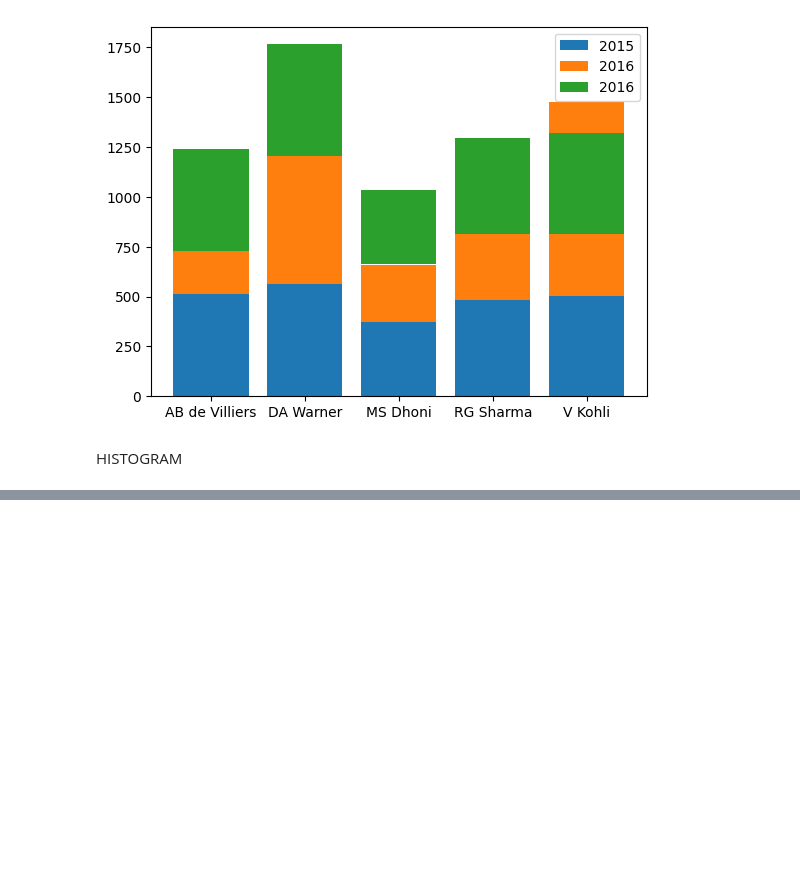
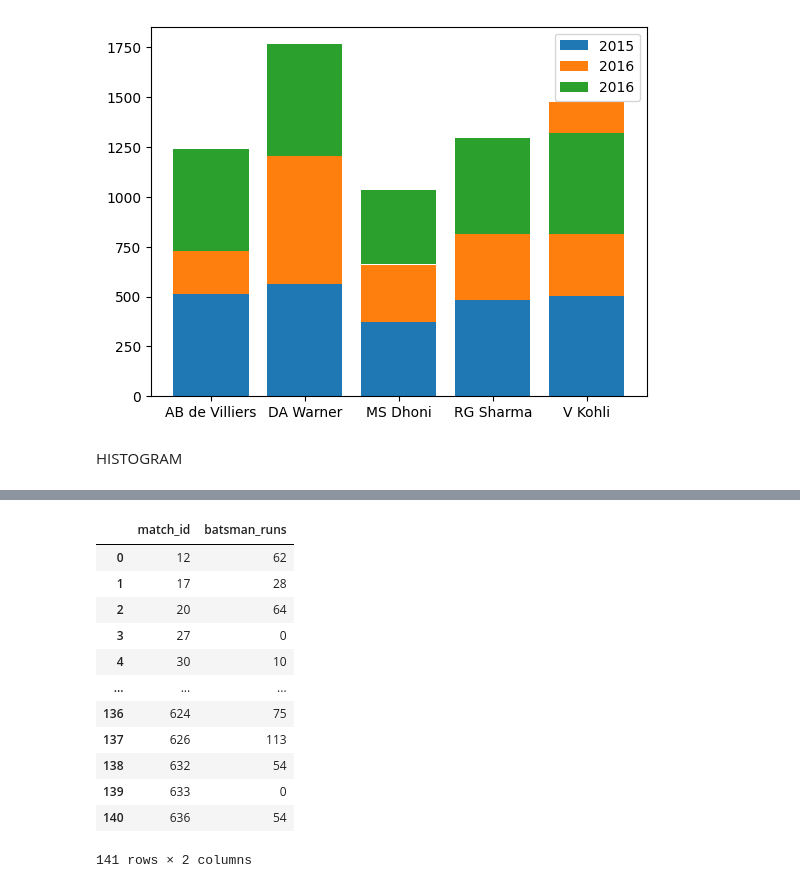
Before and after one commit to hrishavraj89/matplotlib, a Jupyter notebook: matplotlib.ipynb, the cells around one changed output, grey strips where cells are left out. Drawn from its saved outputs; the diff is of its cells as text; code cells hidden in the pictures; blank space fills up the shorter version.

```diff
--- a/matplotlib.ipynb
+++ b/matplotlib.ipynb
@@ -336,0 +344,18 @@ HISTOGRAM
+# %%
+#in a dataset
+df = pd.read_csv('vk.csv')
+df
+# %% [output]
+|  | match_id | batsman_runs |
+| 0 | 12 | 62 |
+| 1 | 17 | 28 |
+| 2 | 20 | 64 |
+| 3 | 27 | 0 |
+| 4 | 30 | 10 |
+| ... | ... | ... |
+| 136 | 624 | 75 |
+| 137 | 626 | 113 |
+| 138 | 632 | 54 |
+| 139 | 633 | 0 |
+| 140 | 636 | 54 |
+141 rows × 2 columns
```
Also changed, not shown: parts of 4 cells of this notebook.
